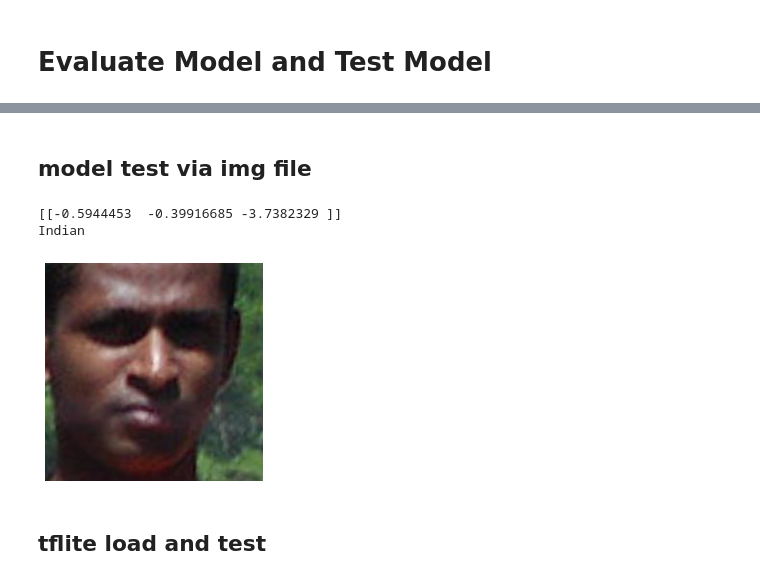
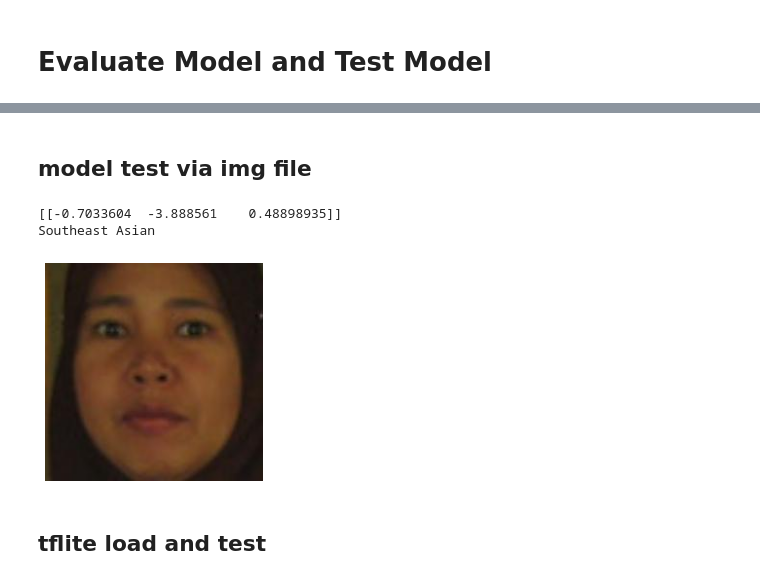
Before and after one commit to biplobsd/ImageClassificationTest, a Jupyter notebook: cnn_transfer_learning.ipynb, the cells around one changed output, grey strips where cells are left out. Saved outputs shown, nothing was run; the diff lists cells and outputs as text; code cells hidden in the pictures.

```diff
--- a/cnn_transfer_learning.ipynb
+++ b/cnn_transfer_learning.ipynb
@@ -160,0 +218,11 @@ def build_model(loaded):
+# %%
+model._name = 'resnet_v1_50'
+model2._name = 'imgnetPLUSresnet_50_v2'
+
+inputs = tf.keras.layers.Input(shape=(224, 224, 3))
+combined = tf.keras.layers.Concatenate()([model(inputs), model2(inputs)])
+outputs = tf.keras.layers.Dense(3)(combined)
+
+model3 = tf.keras.models.Model(inputs, outputs)
+del model
+del model2
@@ -160,0 +233,13 @@ def build_model(loaded):
+# %%
+model._name = 'resnet_v1_50'
+model1._name ='imgnet'
+model3._name ='resnet_v1_101'
+
+inputs = tf.keras.layers.Input(shape=(224, 224, 3))
+combined = tf.keras.layers.Concatenate()([model(inputs), model1(inputs), model3(inputs)])
+outputs = tf.keras.layers.Dense(3)(combined)
+
+model4 = tf.keras.models.Model(inputs, outputs)
+del model
+del model1
+del model3
@@ -178,6 +271,6 @@ Non-trainable params: 45,363,936
 _________________________________________________________________
 # %%
-# model.compile(
-#   optimizer="adam",
-#   loss=tf.keras.losses.SparseCategoricalCrossentropy(from_logits=True),
-#   metrics=['acc'])
+model.compile(
+  optimizer="adam",
+  loss=tf.keras.losses.SparseCategoricalCrossentropy(from_logits=True),
+  metrics=['acc'])
@@ -241,7 +286,6 @@ r = model.fit(
     X_train_scaled,
     y_train,
     epochs=10,
-    validation_data=(X_test_scaled,y_test),
-    use_multiprocessing=True)
+    validation_data=(X_test_scaled,y_test))
 # %% [output]
 Epoch 1/10
@@ -340,4 +373,6 @@ plt.savefig('AccVal_acc')
 <Figure size 432x288 with 0 Axes>
+# %% [markdown]
+## model test via img file
 # %%
 faces_labels_dict = [
     'East Asian',
@@ -352,18 +387,16 @@ def prepare(filepath):
   # resized_img.reshape(-1, 224, 224, 3)
   plt.imshow(resized_img)
   return resized_img.reshape(1, 224, 224, 3)
-# %% [markdown]
-## model test via img file
 # %%
 import numpy as np
-imgArray = prepare('/content/Mini Dataset/Indian/1034.jpg')
+imgArray = prepare('/content/Mini Dataset/Southeast Asian/1039.jpg')
 prediction = model.predict(imgArray)
 print(prediction)
 print(faces_labels_dict[np.argmax(prediction)])
 # %% [output]
-[[-0.5944453  -0.39916685 -3.7382329 ]]
-Indian
+[[-0.7033604  -3.888561    0.48898935]]
+Southeast Asian
-[figure, old version]
+[figure, new version]
 # %% [markdown]
 ## tflite load and test
 # %%
```
Also changed, not shown: parts of 54 cells of this notebook.
